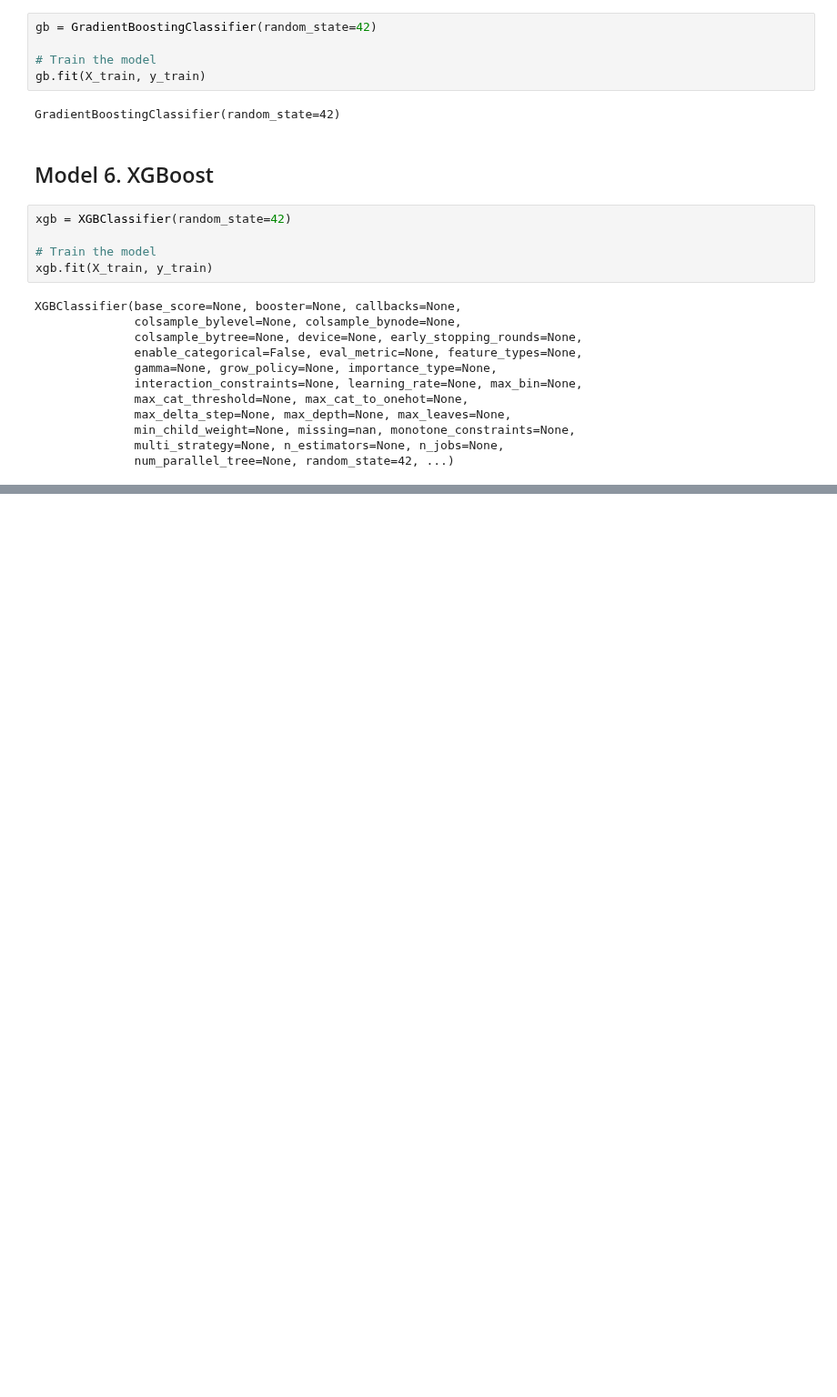
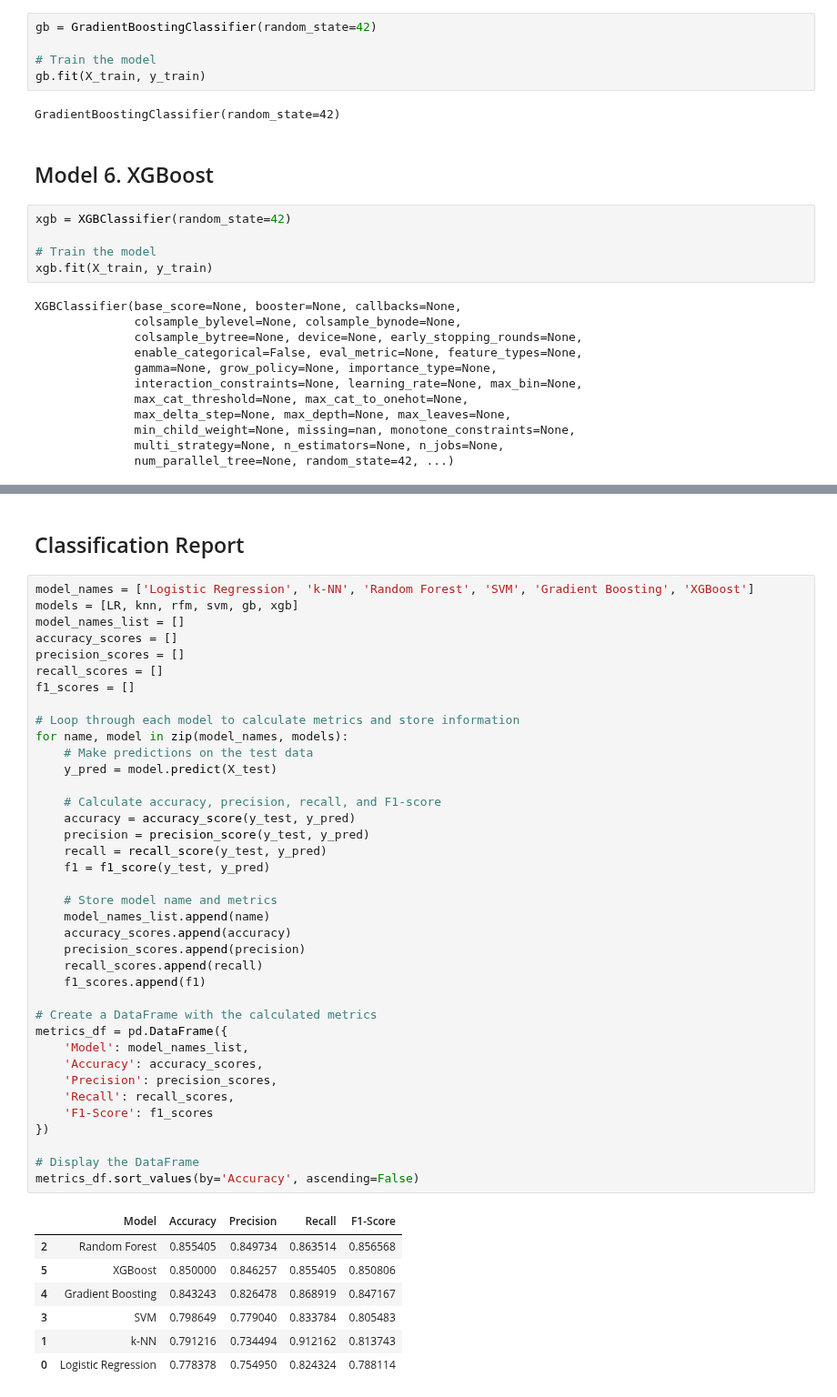
Before and after one commit to OAtulA/customer-churn-prediction, a Jupyter notebook: Project_notebook.ipynb, the cells around one changed output, grey strips where cells are left out. Shown at 91% size. Cells and saved outputs as stored; diff of their text form; blank space fills up the shorter version.

```diff
--- a/Project_notebook.ipynb
+++ b/Project_notebook.ipynb
@@ -1449,0 +1501,48 @@ XGBClassifier(base_score=None, booster=None, callbacks=None,
+# %% [markdown]
+## Classification Report
+# %%
+model_names = ['Logistic Regression', 'k-NN', 'Random Forest', 'SVM', 'Gradient Boosting', 'XGBoost']
+models = [LR, knn, rfm, svm, gb, xgb]
+model_names_list = []
+accuracy_scores = []
+precision_scores = []
+recall_scores = []
+f1_scores = []
+
+# Loop through each model to calculate metrics and store information
+for name, model in zip(model_names, models):
+    # Make predictions on the test data
+    y_pred = model.predict(X_test)
+
+    # Calculate accuracy, precision, recall, and F1-score
+    accuracy = accuracy_score(y_test, y_pred)
+    precision = precision_score(y_test, y_pred)
+    recall = recall_score(y_test, y_pred)
+    f1 = f1_score(y_test, y_pred)
+
+    # Store model name and metrics
+    model_names_list.append(name)
+    accuracy_scores.append(accuracy)
+    precision_scores.append(precision)
+    recall_scores.append(recall)
+    f1_scores.append(f1)
+
+# Create a DataFrame with the calculated metrics
+metrics_df = pd.DataFrame({
+    'Model': model_names_list,
+    'Accuracy': accuracy_scores,
+    'Precision': precision_scores,
+    'Recall': recall_scores,
+    'F1-Score': f1_scores
+})
+
+# Display the DataFrame
+metrics_df.sort_values(by='Accuracy', ascending=False)
+# %% [output]
+|  | Model | Accuracy | Precision | Recall | F1-Score |
+| 2 | Random Forest | 0.855405 | 0.849734 | 0.863514 | 0.856568 |
+| 5 | XGBoost | 0.850000 | 0.846257 | 0.855405 | 0.850806 |
+| 4 | Gradient Boosting | 0.843243 | 0.826478 | 0.868919 | 0.847167 |
+| 3 | SVM | 0.798649 | 0.779040 | 0.833784 | 0.805483 |
+| 1 | k-NN | 0.791216 | 0.734494 | 0.912162 | 0.813743 |
+| 0 | Logistic Regression | 0.778378 | 0.754950 | 0.824324 | 0.788114 |
```
Also changed, not shown: parts of 39 cells of this notebook, 1 other file.
